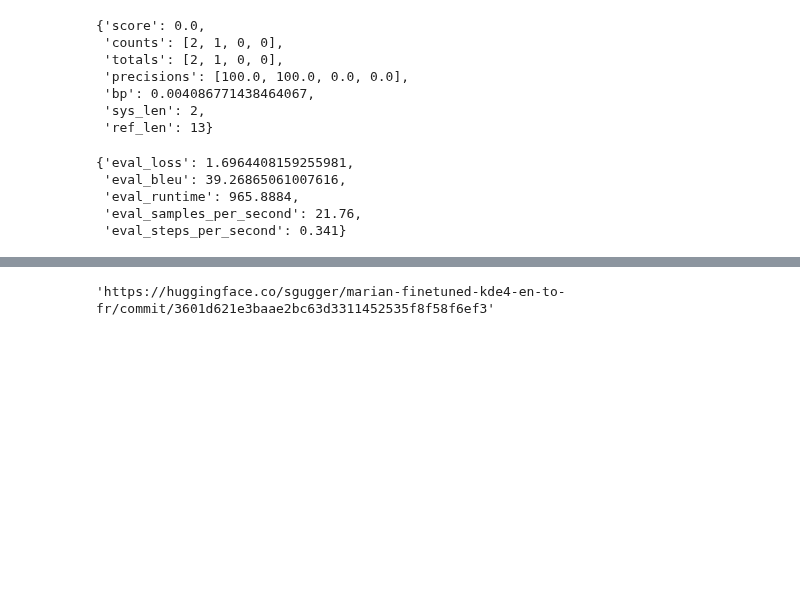
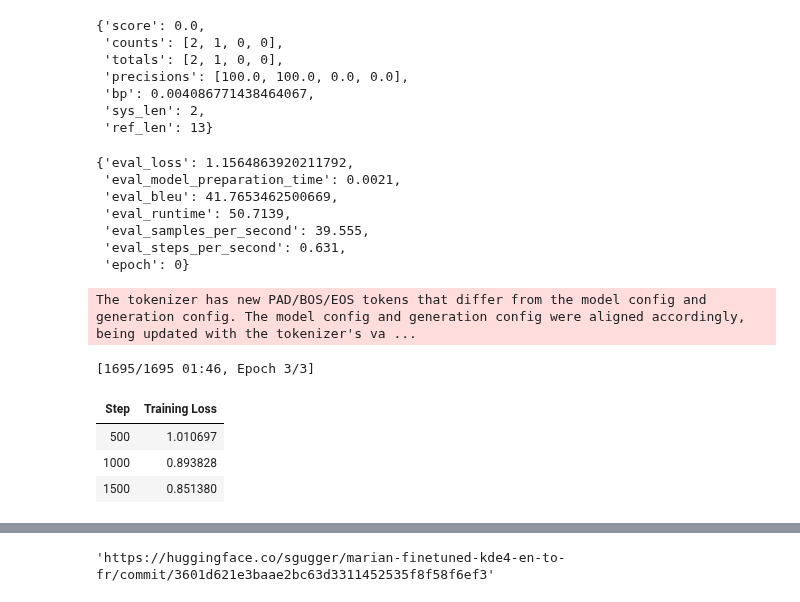
Before and after one commit to goosmanlei/llm-hf, a Jupyter notebook: chapter-07/section-04.ipynb, the cells around one changed output, grey strips where cells are left out. Drawn from its saved outputs; the diff is of its cells as text; code cells hidden in the pictures; blank space fills up the shorter version.

```diff
--- a/chapter-07/section-04.ipynb
+++ b/chapter-07/section-04.ipynb
@@ -76,12 +100,6 @@ translator(
-# %%
-from transformers import AutoTokenizer
-
-model_checkpoint = "Helsinki-NLP/opus-mt-en-fr"
-tokenizer = AutoTokenizer.from_pretrained(model_checkpoint, return_tensors="tf")
 # %%
-en_sentence = split_datasets["train"][1]["translation"]["en"]
-fr_sentence = split_datasets["train"][1]["translation"]["fr"]
+en_sentence = split_datasets["train"][1]["en"]
+fr_sentence = split_datasets["train"][1]["fr"]
 
-inputs = tokenizer(en_sentence)
-with tokenizer.as_target_tokenizer():
-    targets = tokenizer(fr_sentence)
+model_inputs = tokenizer(en_sentence, text_target=fr_sentence, truncation=True)
+model_inputs
@@ -95,16 +119,9 @@ print(tokenizer.convert_ids_to_tokens(targets["input_ids"]))
-# %%
-max_input_length = 128
-max_target_length = 128
-
-
-def preprocess_function(examples):
-    inputs = [ex["en"] for ex in examples["translation"]]
-    targets = [ex["fr"] for ex in examples["translation"]]
-    model_inputs = tokenizer(inputs, max_length=max_input_length, truncation=True)
-
-    # Set up the tokenizer for targets
-    with tokenizer.as_target_tokenizer():
-        labels = tokenizer(targets, max_length=max_target_length, truncation=True)
-
-    model_inputs["labels"] = labels["input_ids"]
-    return model_inputs
+# %%
+max_input_length = 128
+max_target_length = 128
+
+
+def preprocess_function(examples):
+    model_inputs = tokenizer(examples['en'], text_target=examples['fr'], max_length=max_input_length, truncation=True)
+
+    return model_inputs
@@ -261,8 +318,11 @@ trainer = Seq2SeqTrainer(
 # %%
+trainer.remove_callback(NotebookProgressCallback)
 trainer.evaluate(max_length=max_target_length)
 # %% [output]
-{'eval_loss': 1.6964408159255981,
- 'eval_bleu': 39.26865061007616,
- 'eval_runtime': 965.8884,
- 'eval_samples_per_second': 21.76,
- 'eval_steps_per_second': 0.341}
+{'eval_loss': 1.1564863920211792,
+ 'eval_model_preparation_time': 0.0021,
+ 'eval_bleu': 41.7653462500669,
+ 'eval_runtime': 50.7139,
+ 'eval_samples_per_second': 39.555,
+ 'eval_steps_per_second': 0.631,
+ 'epoch': 0}
@@ -271,3 +329,14 @@ trainer.train()
+# %%
+trainer.add_callback(NotebookProgressCallback)
+trainer.train()
+trainer.remove_callback(NotebookProgressCallback)
+# %% [output]
+The tokenizer has new PAD/BOS/EOS tokens that differ from the model config and generation config. The model config and generation config were aligned accordingly, being updated with the tokenizer's va ...
+[1695/1695 01:46, Epoch 3/3]
+| Step | Training Loss |
+| 500 | 1.010697 |
+| 1000 | 0.893828 |
+| 1500 | 0.851380 |
 # %%
 trainer.evaluate(max_length=max_target_length)
 # %% [output]
```
Also changed, not shown: parts of 25 cells of this notebook.
